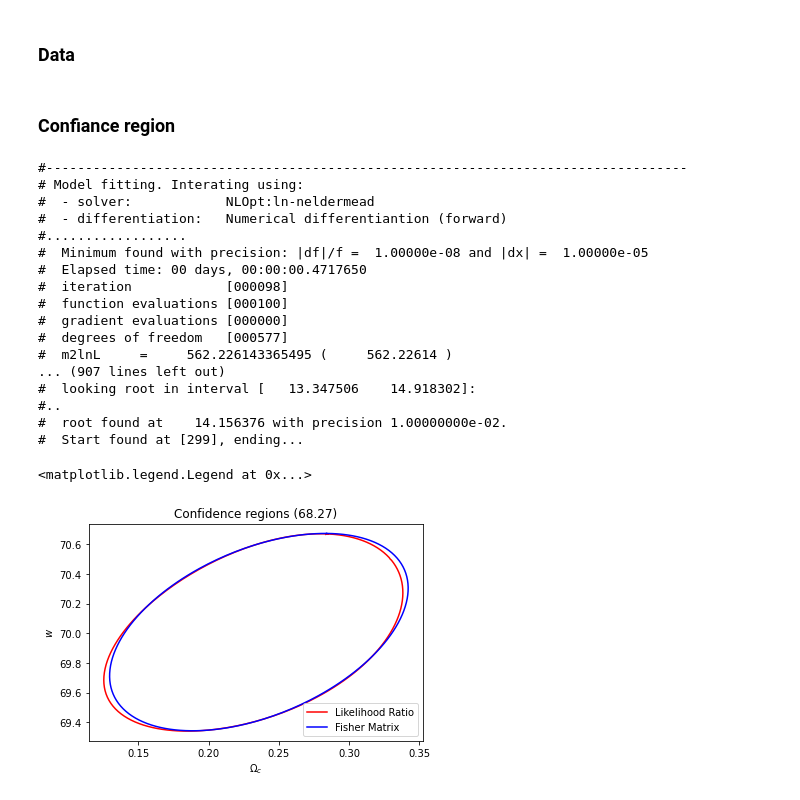
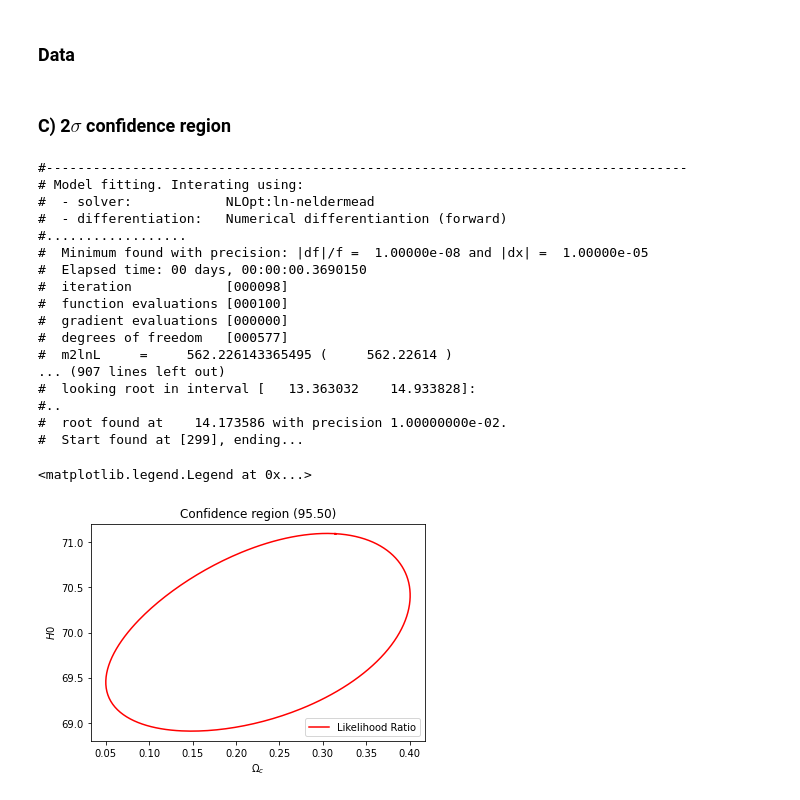
Before and after one commit to cinthianlima/Data_analysis_exercises, a Jupyter notebook: Supernovas likelihood 2.ipynb, the cells around one changed output. Cells and saved outputs as stored; diff of their text form; code cells hidden in the pictures.

```diff
--- a/Supernovas likelihood 2.ipynb
+++ b/Supernovas likelihood 2.ipynb
@@ -38,7 +38,7 @@ dset.append_data (snia) #New dataset with snia set
 
 snia.props.w_mean = False
 # %% [markdown]
-### Confiance region
+### C) 2$\sigma$ confidence region
 # %%
 #Likelihood from the dataset
 lh = Ncm.Likelihood (dataset = dset)
@@ -47,33 +47,18 @@ fit = Ncm.Fit.new (Ncm.FitType.NLOPT, "ln-neldermead", lh, mset, Ncm.FitGradType
 fit.run (Ncm.FitRunMsgs.SIMPLE) #Printing messages from the fitter
 fit.numdiff_m2lnL_covar () #parameters covariance
 
+#PIndex indicating which parameter we are going to study
 p1 = Ncm.MSetPIndex.new (cosmo.id (), Nc.HICosmoDESParams.OMEGA_C)
-#p2 = Ncm.MSetPIndex.new (cosmo.id (), Nc.HICosmoDESParams.OMEGA_X)
 p2 = Ncm.MSetPIndex.new (cosmo.id (), Nc.HICosmoDESParams.H0)
 
 #Likelihood ratio test object
 lhr2d = Ncm.LHRatio2d.new (fit, p1, p2, 1.0e-2)
 
-
-cr_rg = lhr2d.conf_region (0.6827, 300.0, Ncm.FitRunMsgs.SIMPLE)
-
-
-fisher_rg = lhr2d.fisher_border (0.6827, 300.0, Ncm.FitRunMsgs.SIMPLE)
+#Confidance Region (from likelihood ratio test), for 2 sigma we have 0.955.
+cr_rg = lhr2d.conf_region (0.955, 300.0, Ncm.FitRunMsgs.SIMPLE)
 
 cr_p1array = cr_rg.p1.dup_array ()
 cr_p2array = cr_rg.p2.dup_array ()
-
-fisher_p1array = fisher_rg.p1.dup_array ()
-fisher_p2array = fisher_rg.p2.dup_array ()
-
-
-plt.title ("Confidence regions (%.2f)" % (cr_rg.clevel * 100.0))
-plt.plot (cr_p1array, cr_p2array, 'r', label="Likelihood Ratio")
-plt.plot (fisher_p1array, fisher_p2array, 'b-', label="Fisher Matrix")
-plt.xlabel(r'$\Omega_c$')
-plt.ylabel(r'$w$')
-
-plt.legend(loc=4)
 # %% [output]
 #----------------------------------------------------------------------------------
 # Model fitting. Interating using:
@@ -81,16 +66,25 @@ plt.legend(loc=4)
 #  - differentiation:   Numerical differentiantion (forward)
 #..................
 #  Minimum found with precision: |df|/f =  1.00000e-08 and |dx| =  1.00000e-05
-#  Elapsed time: 00 days, 00:00:00.4717650
+#  Elapsed time: 00 days, 00:00:00.3690150
 #  iteration            [000098]
 #  function evaluations [000100]
 #  gradient evaluations [000000]
 #  degrees of freedom   [000577]
 #  m2lnL     =     562.226143365495 (     562.22614 )
 ... (907 lines left out)
-#  looking root in interval [   13.347506    14.918302]:
+#  looking root in interval [   13.363032    14.933828]:
 #..
-#  root found at    14.156376 with precision 1.00000000e-02.
+#  root found at    14.173586 with precision 1.00000000e-02.
 #  Start found at [299], ending...
-<matplotlib.legend.Legend at 0x...>
-[figure, removed]
+# %%
+#Plot: confidance region for 2 sigma
+plt.title ("Confidence region (%.2f)" % (cr_rg.clevel * 100.0))
+plt.plot (cr_p1array, cr_p2array, 'r', label="Likelihood Ratio")
+plt.xlabel(r'$\Omega_c$')
+plt.ylabel(r'$H0$')
+
+plt.legend(loc=4)
+# %% [output]
+<matplotlib.legend.Legend at 0x...>
+[figure, added]
```
Also changed, not shown: parts of 4 cells of this notebook, 1 other file.
